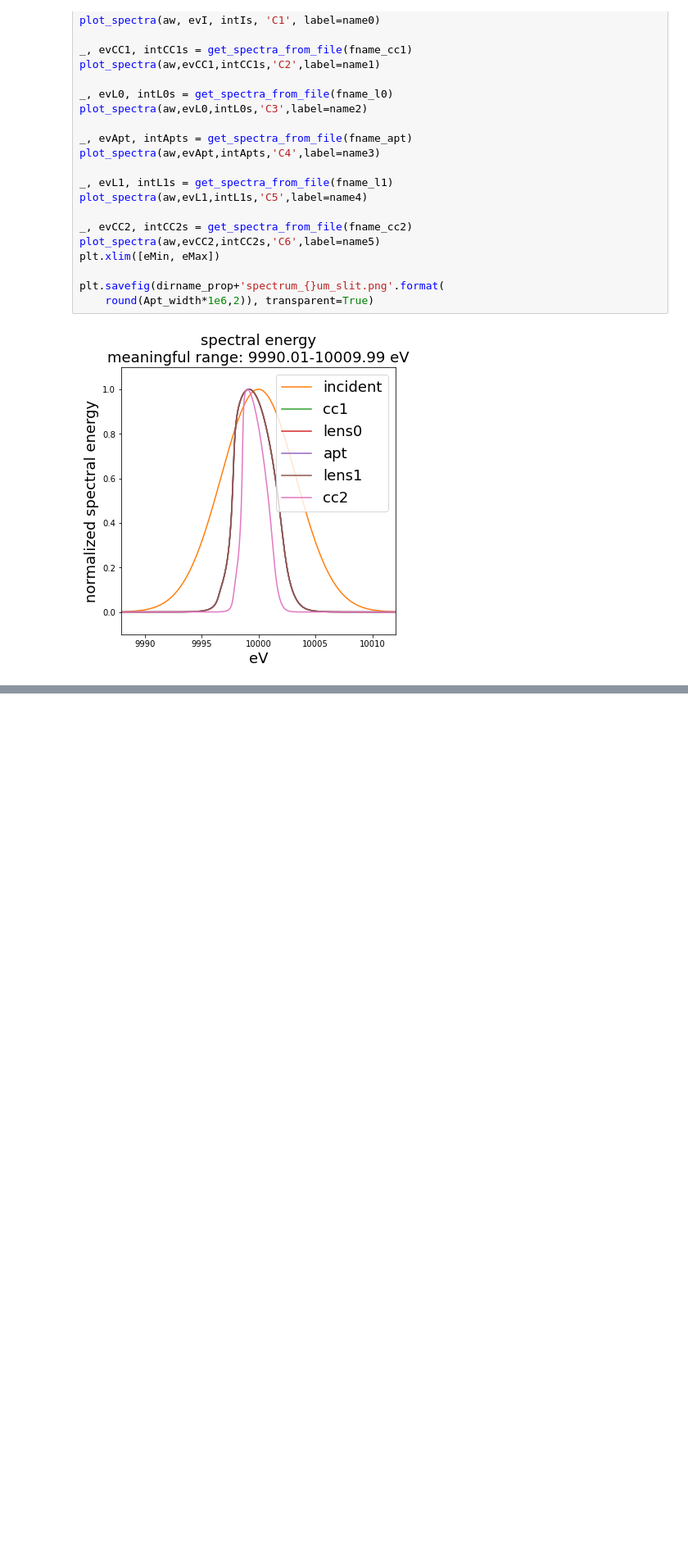
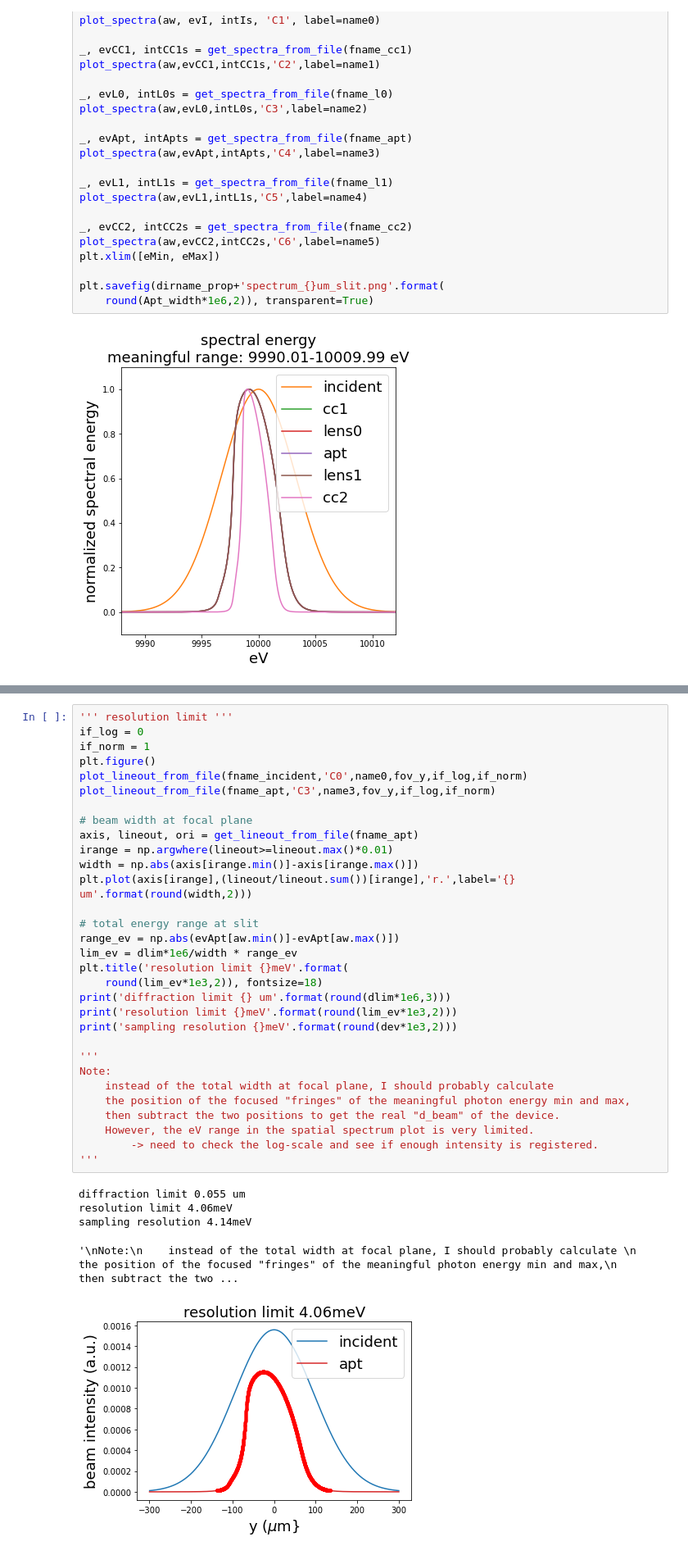
Before and after one commit to nanw0321/SRW_Mono, a Jupyter notebook: Hasan_Mono_Full_Plot.ipynb, the cells around one changed output, grey strips where cells are left out. Shown: that part at 82% size. Drawn from its saved outputs; the diff is of its cells as text; blank space fills up the shorter version.

```diff
--- a/Hasan_Mono_Full_Plot.ipynb
+++ b/Hasan_Mono_Full_Plot.ipynb
@@ -330,0 +386,37 @@ fname_incident
+# %%
+''' resolution limit '''
+if_log = 0
+if_norm = 1
+plt.figure()
+plot_lineout_from_file(fname_incident,'C0',name0,fov_y,if_log,if_norm)
+plot_lineout_from_file(fname_apt,'C3',name3,fov_y,if_log,if_norm)
+
+# beam width at focal plane
+axis, lineout, ori = get_lineout_from_file(fname_apt)
+irange = np.argwhere(lineout>=lineout.max()*0.01)
+width = np.abs(axis[irange.min()]-axis[irange.max()])
+plt.plot(axis[irange],(lineout/lineout.sum())[irange],'r.',label='{} um'.format(round(width,2)))
+
+# total energy range at slit
+range_ev = np.abs(evApt[aw.min()]-evApt[aw.max()])
+lim_ev = dlim*1e6/width * range_ev
+plt.title('resolution limit {}meV'.format(
+    round(lim_ev*1e3,2)), fontsize=18)
+print('diffraction limit {} um'.format(round(dlim*1e6,3)))
+print('resolution limit {}meV'.format(round(lim_ev*1e3,2)))
+print('sampling resolution {}meV'.format(round(dev*1e3,2)))
+
+'''
+Note:
+    instead of the total width at focal plane, I should probably calculate
+    the position of the focused "fringes" of the meaningful photon energy min and max,
+    then subtract the two positions to get the real "d_beam" of the device.
+    However, the eV range in the spatial spectrum plot is very limited.
+        -> need to check the log-scale and see if enough intensity is registered.
+'''
+# %% [output]
+diffraction limit 0.055 um
+resolution limit 4.06meV
+sampling resolution 4.14meV
+'\nNote:\n    instead of the total width at focal plane, I should probably calculate \n    the position of the focused "fringes" of the meaningful photon energy min and max,\n    then subtract the two ...
+[figure, added]
```
Also changed, not shown: parts of 6 cells of this notebook, 8 other files.
